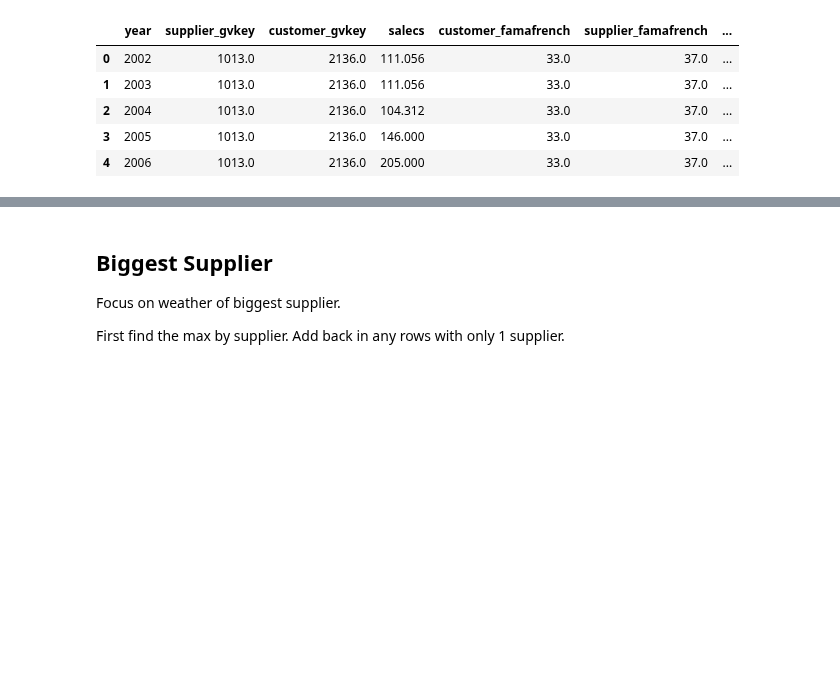
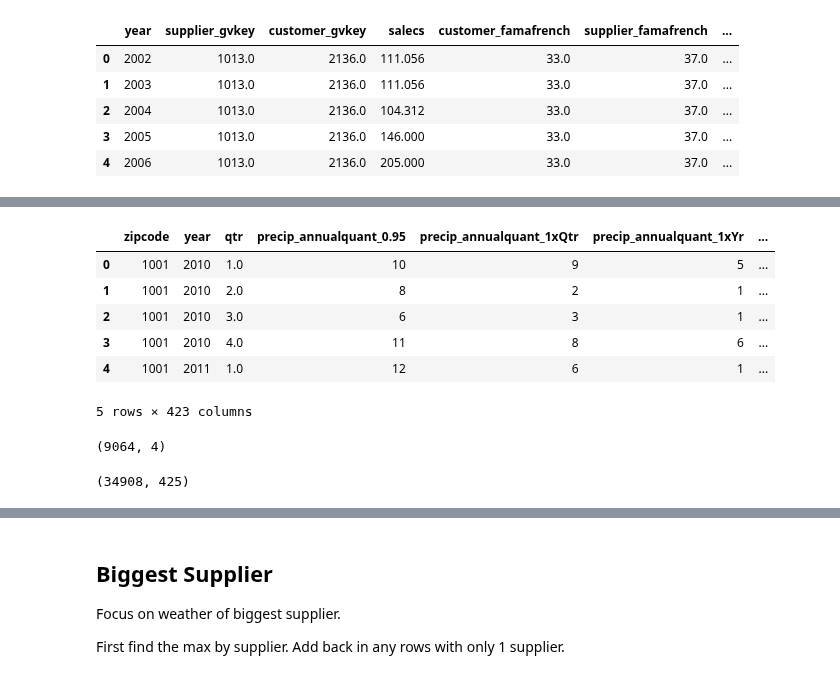
Before and after one commit to brianreed21/extremes, a Jupyter notebook: extremesCleaningCode/linkingExecute.ipynb, the cells around one changed output, grey strips where cells are left out. Saved outputs shown, nothing was run; the diff lists cells and outputs as text; code cells hidden in the pictures; blank space fills up the shorter version.

Commit message:
update industries. merge in suppliers for companies in segments data

```diff
--- a/extremesCleaningCode/linkingExecute.ipynb
+++ b/extremesCleaningCode/linkingExecute.ipynb
@@ -1003 +1043,20 @@ allWeather_byInd_withLags = allWeather_byInd_withLags.astype({'year':       'cat
+# %%
+allWeather_withLags.head()
+# %% [output]
+|  | zipcode | year | qtr | precip_annualquant_0.95 | precip_annualquant_1xQtr | precip_annualquant_1xYr | ... |
+| 0 | 1001 | 2010 | 1.0 | 10 | 9 | 5 | ... |
+| 1 | 1001 | 2010 | 2.0 | 8 | 2 | 1 | ... |
+| 2 | 1001 | 2010 | 3.0 | 6 | 3 | 1 | ... |
+| 3 | 1001 | 2010 | 4.0 | 11 | 8 | 6 | ... |
+| 4 | 1001 | 2011 | 1.0 | 12 | 6 | 1 | ... |
+5 rows × 423 columns
+# %%
+allSupplierData[allSupplierData.year > 2009].shape
+# %% [output]
+(9064, 4)
+# %%
+allWeather_withLags['zipcode'] = allWeather_withLags.zipcode.astype('int64')
+allSupplierData.merge(allWeather_withLags).shape
+# %% [output]
+(34908, 425)
 # %%
```
Also changed, not shown: parts of 60 cells of this notebook, 2 other files.
